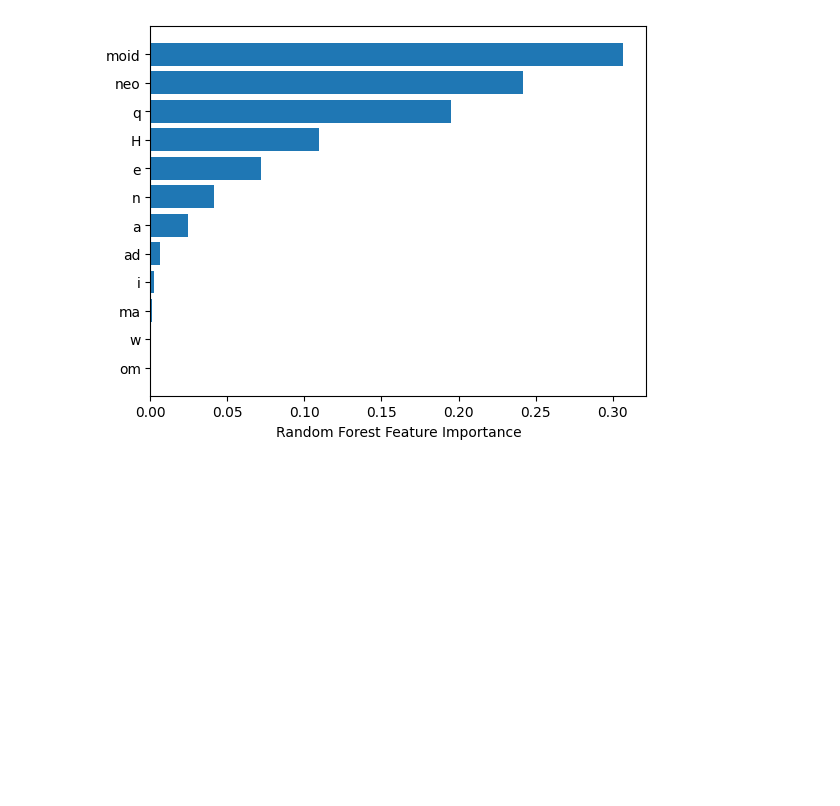
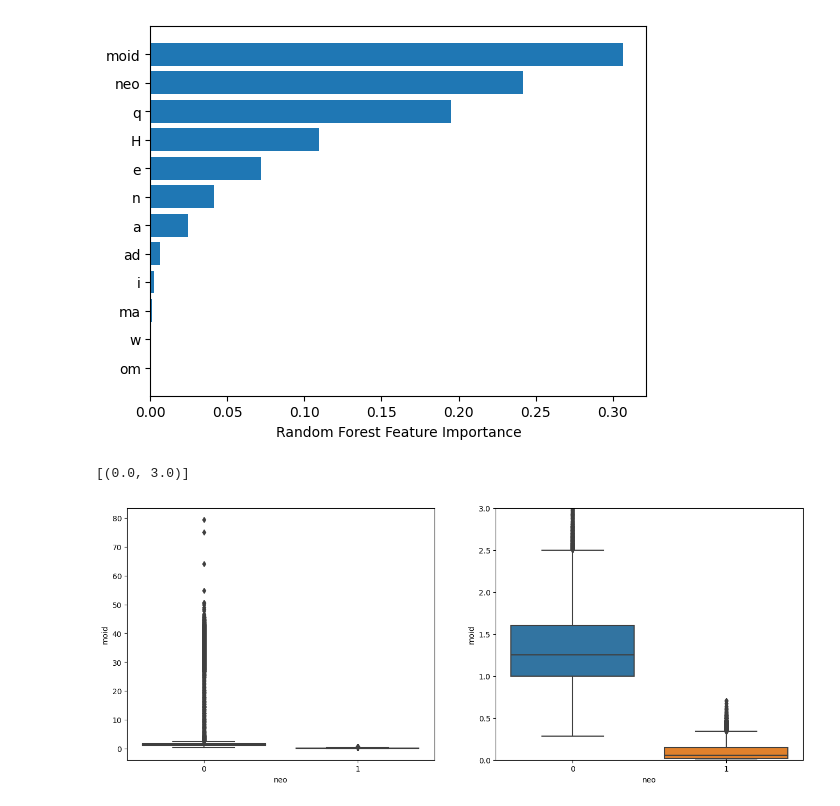
Before and after one commit to AndrijaLazic/AsteroidDetectionModel, a Jupyter notebook: Project.ipynb, the cells around one changed output. Drawn from its saved outputs; the diff is of its cells as text; code cells hidden in the pictures; blank space fills up the shorter version.

```diff
--- a/Project.ipynb
+++ b/Project.ipynb
@@ -627,3 +627,19 @@ Text(0.5, 0, 'Random Forest Feature Importance')
 
 X_train=X_train.drop(["ma","w","ad","om","i"], axis=1)
 X_test=X_test.drop(["ma","w","ad","om","i"], axis=1)
+# %%
+#We are checking the correlation between moid (Earth Minimum Orbit Intersection Distance) and neo (Near Earth Object).
+
+dataframe2=dataframe.copy()
+fig, axes = plt.subplots(figsize=(16, 6),ncols=2)
+
+
+sns.boxplot(data=dataframe2,x=dataframe2['neo'],y=dataframe2['moid'],ax=axes[0])
+g=sns.boxplot(data=dataframe2,x=dataframe2['neo'],y=dataframe2['moid'],ax=axes[1])
+g.set(ylim=(0,3))
+
+#We establish that there is a correlation between moid (Earth Minimum Orbit Intersection Distance) and neo (Near Earth Object).
+#By dropping neo, we obtain poorer results, so both variables will be retained.
+# %% [output]
+[(0.0, 3.0)]
+[figure, added]
```
Also changed, not shown: parts of 1 cell of this notebook.
